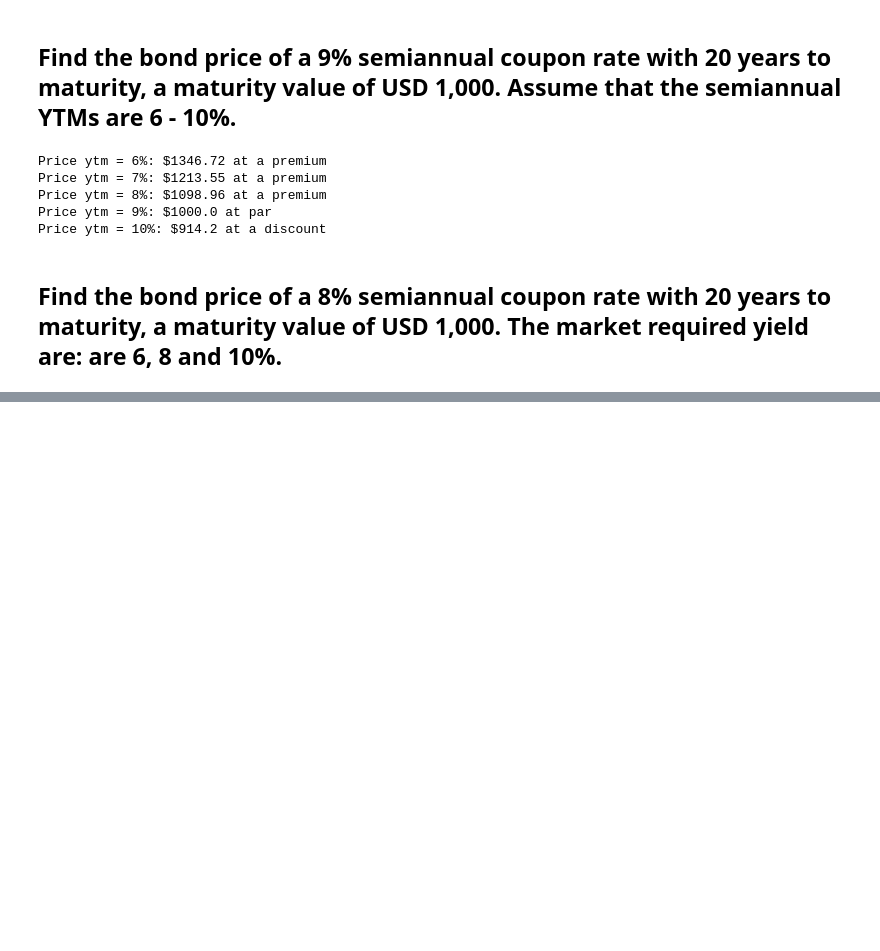
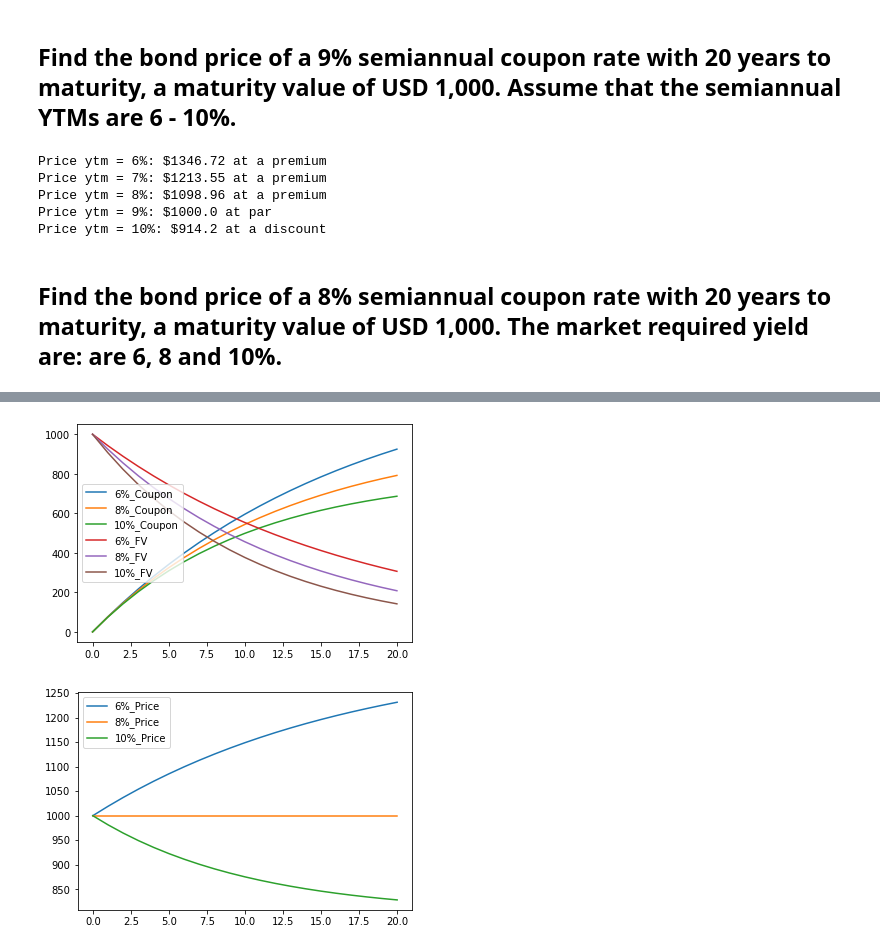
Before and after one commit to LopezMarioAlberto/FinancialMarketAnalysis, a Jupyter notebook: SensitivityBondPrices.ipynb, the cells around one changed output, grey strips where cells are left out. Cells and saved outputs as stored; diff of their text form; code cells hidden in the pictures; blank space fills up the shorter version.

```diff
--- a/SensitivityBondPrices.ipynb
+++ b/SensitivityBondPrices.ipynb
@@ -237,0 +287,26 @@ Price ytm = 10%: $914.2 at a discount
+# %%
+face_value = 1000
+coupon_rate_p = 8
+years_to_maturity = 20
+freq = 2
+
+ytm_p = [6, 8, 10]
+table = []
+rows = []
+for y in range(years_to_maturity + 1):
+  rows.append(y)
+  mry = [y]
+
+  for p in ytm_p:
+    price = bond_price(face_value, y, p, coupon_rate_p, freq) - bond_price(face_value, y, p, 0, freq)
+    mry.append(price)
+    price = bond_price(face_value, y, p, 0, freq)
+    mry.append(price)
+    price = bond_price(face_value, y, p, coupon_rate_p, freq)
+    mry.append(price)
+
+  table.append(mry)
+
+columns = ['years', '6%_Coupon', '6%_FV', '6%_Price', '8%_Coupon', '8%_FV', '8%_Price', '10%_Coupon',  '10%_FV', '10%_Price']
+df_prices = pd.DataFrame(table, columns = columns)
+df_prices
@@ -237,0 +331,9 @@ Price ytm = 10%: $914.2 at a discount
+# %%
+df_prices.plot(y=['6%_Coupon', '8%_Coupon', '10%_Coupon', '6%_FV', '8%_FV', '10%_FV'])
+plt.show()
+
+df_prices.plot(y=['6%_Price', '8%_Price', '10%_Price'])
+plt.show()
+# %% [output]
+[figure, added]
+[figure, added]
```
Also changed, not shown: parts of 8 cells of this notebook.
